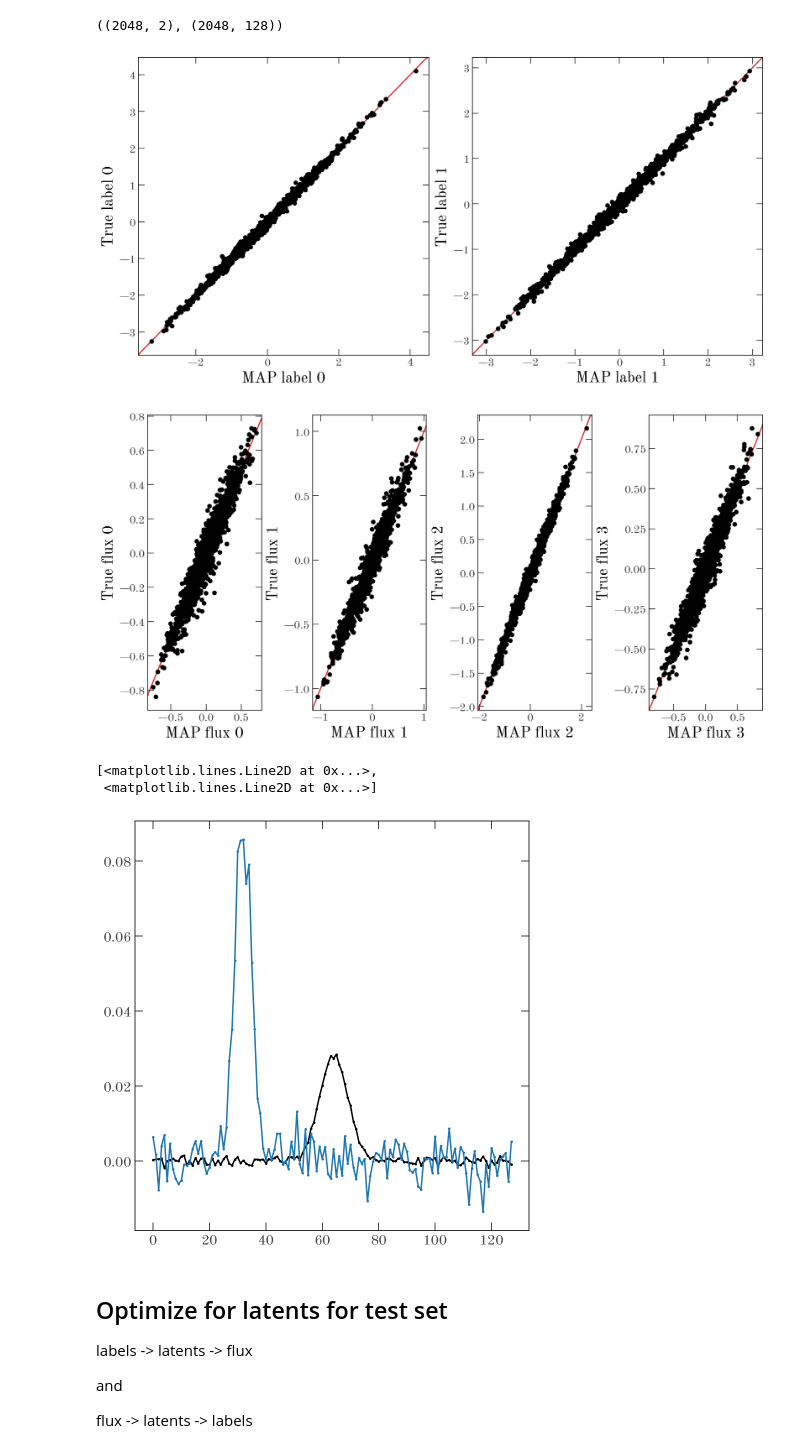
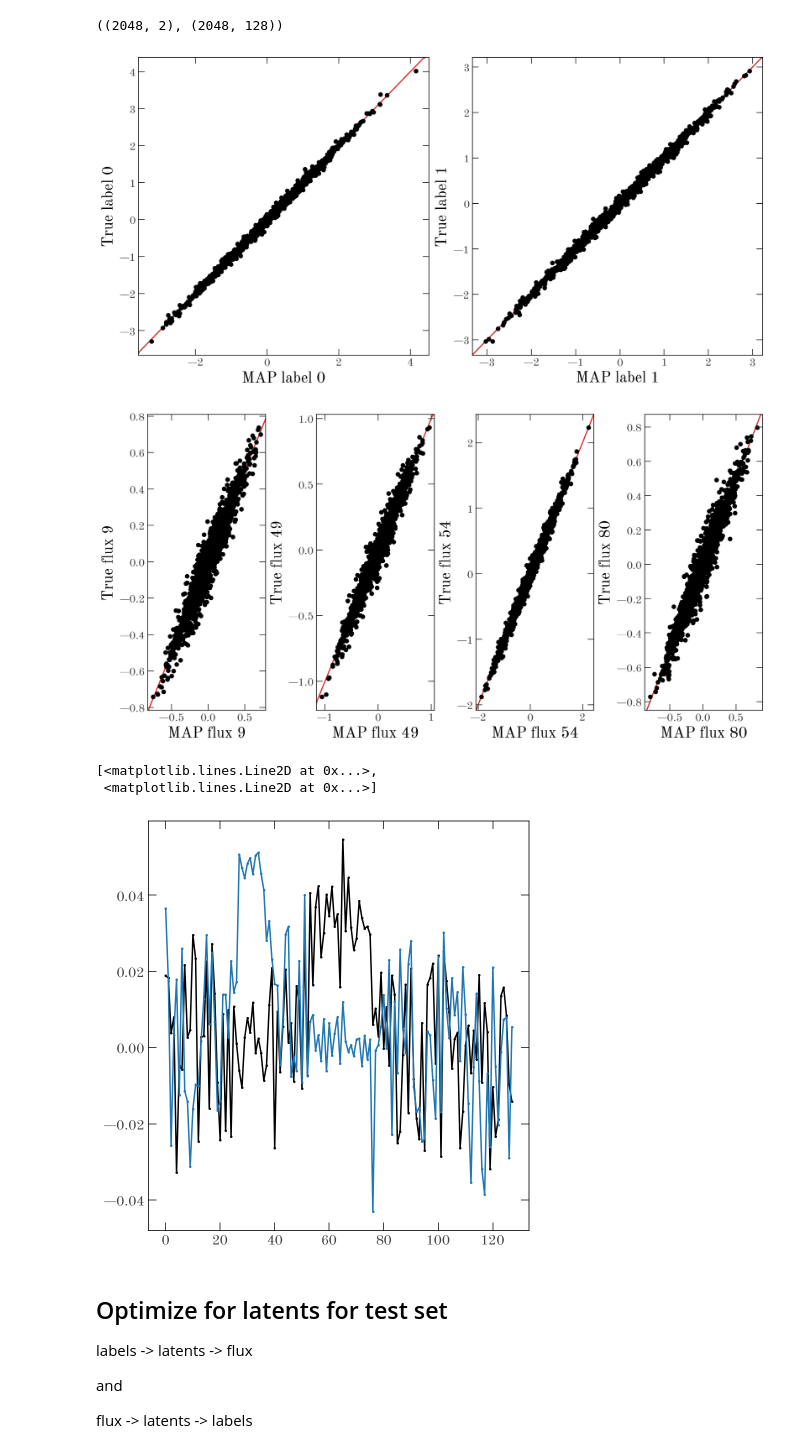
Before and after one commit to haniyehtajer/pollux, a Jupyter notebook: notebooks/Simulated-data-test.ipynb, the cells around one changed output. Cells and saved outputs as stored; diff of their text form; code cells hidden in the pictures.

```diff
--- a/notebooks/Simulated-data-test.ipynb
+++ b/notebooks/Simulated-data-test.ipynb
@@ -63,8 +78,24 @@ def make_data(N, rng):
     return obs, truth
 
 
-data, data_true = make_data(N, rng=rng)
-test_data, test_data_true = make_data(N, rng=rng)
+data, data_true = make_data(2 * N, rng=rng)
+# %%
+from pollux.data import NormalizePreprocessor
+
+all_data = plx.data.PolluxData(
+    flux=plx.data.OutputData(
+        data["flux"], err=data["flux_err"], preprocessor=NormalizePreprocessor
+    ),
+    label=plx.data.OutputData(
+        data["label"], err=data["label_err"], preprocessor=NormalizePreprocessor
+    ),
+    # Note: use partial(NormalizePreprocessor, scale=1.0) to set a custom scale
+)
+
+train_data = all_data[:N]
+test_data = all_data[N:]
+
+assert train_data["flux"].preprocessor == test_data["flux"].preprocessor
 # %%
 plt.plot(beta[:, 0])
 plt.plot(beta[:, 1])
@@ -94,3 +105,7 @@ paton_model.register_output(
+# %%
+model = plx.PolluxModel(latent_size=T * 8)
+model.register_output("label", transform=LinearTransform(output_size=L))
+model.register_output("flux", transform=LinearTransform(output_size=F))
 # %% [markdown]
 Test evaluating the model:
 # %%
@@ -129,13 +140,10 @@ rng_key = jax.random.PRNGKey(112358)
 
 svi_key, sample_key = jax.random.split(rng_key, 2)
 
-_data = {"labels": data["label"], "flux": data["flux"]}
-_err = {"labels": data["label_err"], "flux": data["flux_err"]}
-
 optimizer = numpyro.optim.Adam(1e-3)
-guide = AutoDelta(paton_model.default_numpyro_model)
-svi = SVI(paton_model.default_numpyro_model, guide, optimizer, Trace_ELBO())
-svi_results = svi.run(svi_key, 100_000, _data, _err)
+guide = AutoDelta(model.default_numpyro_model)
+svi = SVI(model.default_numpyro_model, guide, optimizer, Trace_ELBO())
+svi_results = svi.run(svi_key, 10_000, train_data)
 unpacked_MAP_params = guide.sample_posterior(sample_key, svi_results.params)
-MAP_params = paton_model.unpack_numpyro_params(unpacked_MAP_params)
+MAP_params = model.unpack_numpyro_params(unpacked_MAP_params)
 # %%
@@ -143,36 +155,36 @@ MAP_train_values = paton_model.predict_outputs(MAP_params["latent_z"], MAP_param
 # %%
 fig, axes = plt.subplots(1, 2, figsize=(12, 6))
-for i in range(MAP_train_values["labels"].shape[1]):
-    axes[i].scatter(MAP_train_values["labels"][:, i], data["label"][:, i])
+for i in range(MAP_train_values["label"].shape[1]):
+    axes[i].scatter(MAP_train_values["label"][:, i], train_data["label"].data[:, i])
     axes[i].set_xlabel(f"MAP label {i}")
     axes[i].set_ylabel(f"True label {i}")
     axes[i].axline([0, 0], slope=1, color="tab:red", zorder=-100)
 # %% [output]
-[figure, old version]
+[figure, new version]
 # %%
 rng = np.random.default_rng(seed=333444)
 idx = np.sort(rng.choice(F, size=4, replace=False))
 fig, axes = plt.subplots(1, len(idx), figsize=(12, 6))
 for i, j in enumerate(idx):
-    axes[i].scatter(MAP_train_values["flux"][:, j], data["flux"][:, j])
-    axes[i].set_xlabel(f"MAP flux {i}")
-    axes[i].set_ylabel(f"True flux {i}")
+    axes[i].scatter(MAP_train_values["flux"][:, j], train_data["flux"].data[:, j])
+    axes[i].set_xlabel(f"MAP flux {j}")
+    axes[i].set_ylabel(f"True flux {j}")
     axes[i].axline([0, 0], slope=1, color="tab:red", zorder=-100)
 # %% [output]
-[figure, old version]
+[figure, new version]
 # %%
-A = MAP_params["labels"]["A"].T
+A = MAP_params["label"]["A"].T
 B = MAP_params["flux"]["A"].T
 
 deriv1 = np.linalg.pinv(np.linalg.pinv(B) @ A)
 deriv2 = np.linalg.pinv(np.linalg.pinv(A) @ B)
 
 # plt.plot(deriv1.T)
 plt.plot(deriv2)
 # %% [output]
 [<matplotlib.lines.Line2D at 0x...>,
  <matplotlib.lines.Line2D at 0x...>]
-[figure, old version]
+[figure, new version]
 # %% [markdown]
 ## Optimize for latents for test set
 
```
Also changed, not shown: parts of 16 cells of this notebook, 2 other files.
